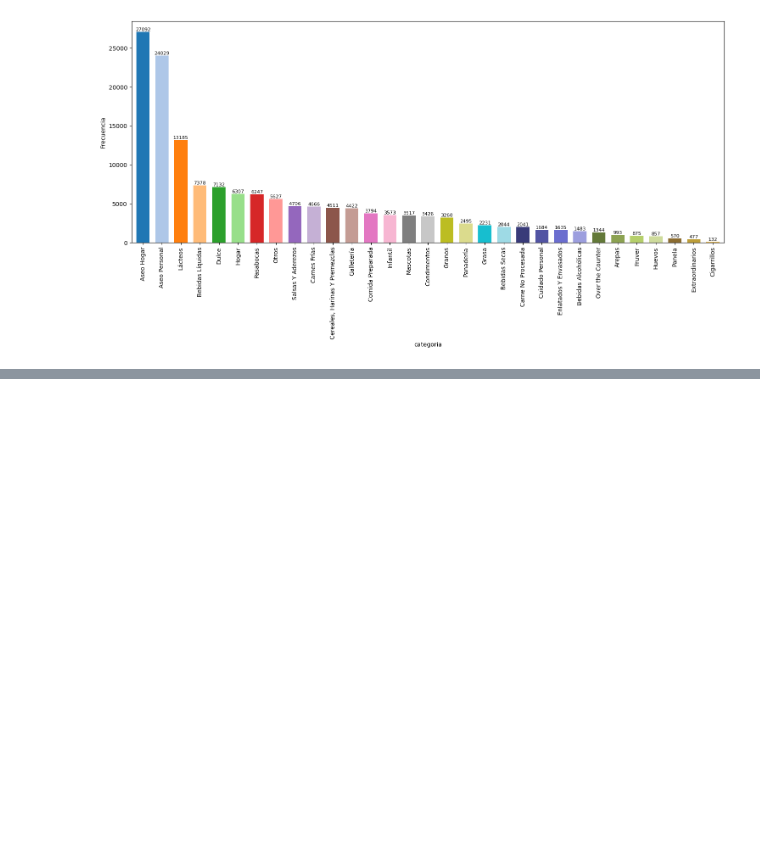
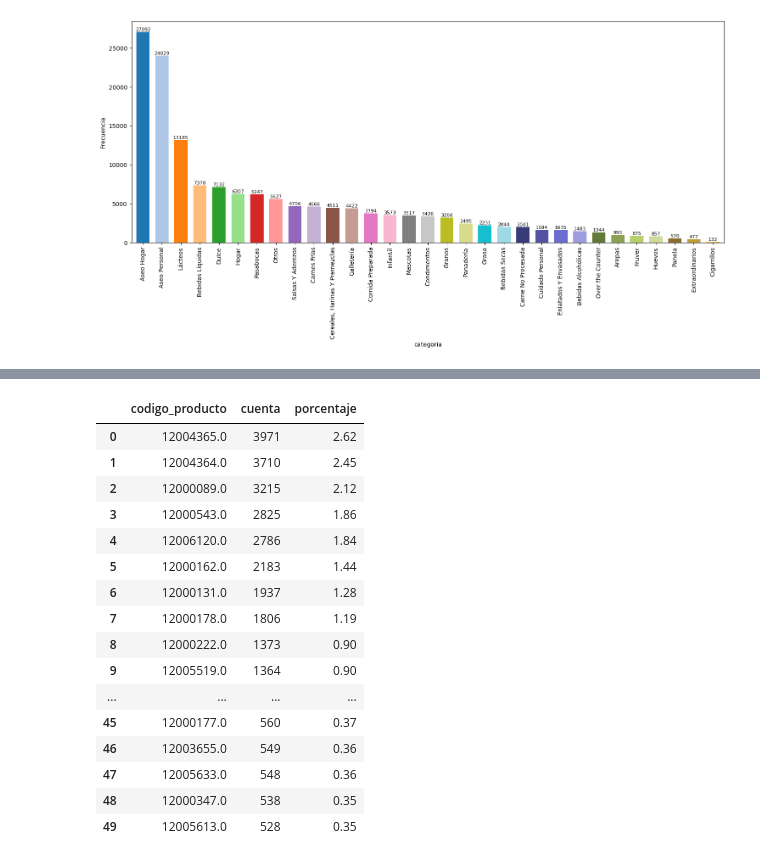
Before and after one commit to ZabakJL/ProyectoMiniMarket, a Jupyter notebook: notebooks/01_data_exploration.ipynb, the cells around one changed output, grey strips where cells are left out. Cells and saved outputs as stored; diff of their text form; code cells hidden in the pictures; blank space fills up the shorter version.

```diff
--- a/notebooks/01_data_exploration.ipynb
+++ b/notebooks/01_data_exploration.ipynb
@@ -260,2 +265,22 @@ fig = vdf.graficoBarras(data, 'categoria', None, figsize=(15, 8))
+# %%
+vdf.top_categorias(data, 'codigo_producto', top=50)
+# %% [output]
+|  | codigo_producto | cuenta | porcentaje |
+| 0 | 12004365.0 | 3971 | 2.62 |
+| 1 | 12004364.0 | 3710 | 2.45 |
+| 2 | 12000089.0 | 3215 | 2.12 |
+| 3 | 12000543.0 | 2825 | 1.86 |
+| 4 | 12006120.0 | 2786 | 1.84 |
+| 5 | 12000162.0 | 2183 | 1.44 |
+| 6 | 12000131.0 | 1937 | 1.28 |
+| 7 | 12000178.0 | 1806 | 1.19 |
+| 8 | 12000222.0 | 1373 | 0.90 |
+| 9 | 12005519.0 | 1364 | 0.90 |
+| ... | ... | ... | ... |
+| 45 | 12000177.0 | 560 | 0.37 |
+| 46 | 12003655.0 | 549 | 0.36 |
+| 47 | 12005633.0 | 548 | 0.36 |
+| 48 | 12000347.0 | 538 | 0.35 |
+| 49 | 12005613.0 | 528 | 0.35 |
 # %%
 vdf.box_grouped(data,'cant_items',['familia','categoria'],c=1,cs=30,rs=10)
```
Also changed, not shown: parts of 16 cells of this notebook, 8 other files.
